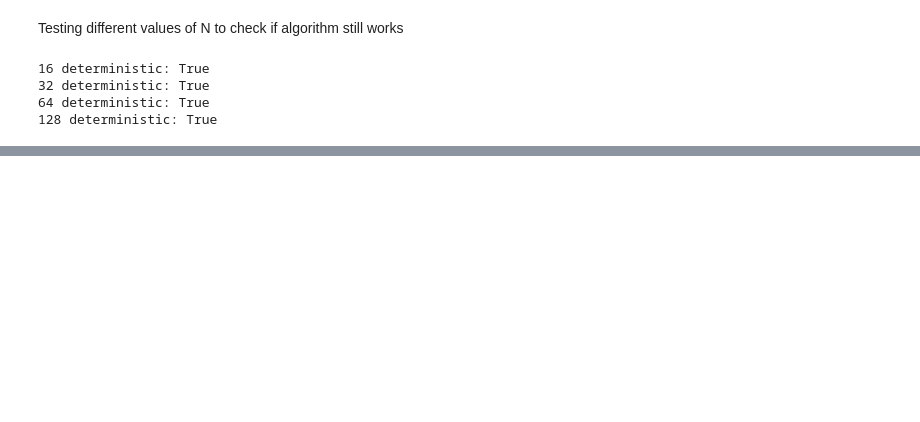
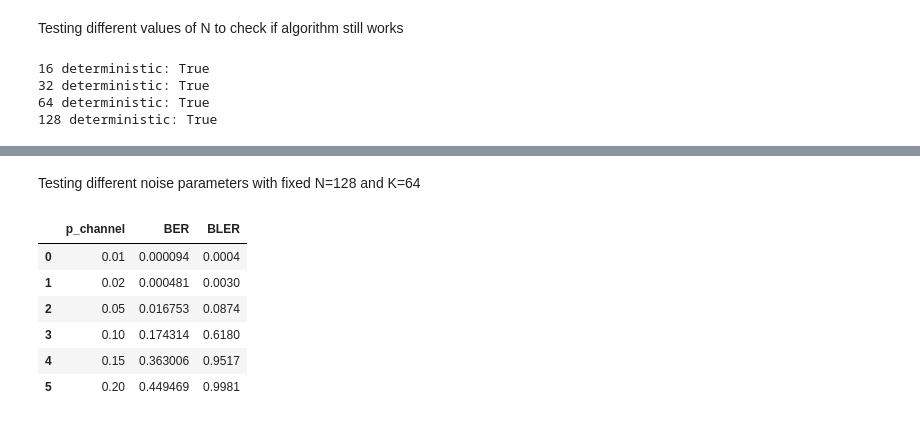
Before and after one commit to goIsaiah/PolarCoding, a Jupyter notebook: PolarCoding.ipynb, the cells around one changed output, grey strips where cells are left out. Drawn from its saved outputs; the diff is of its cells as text; code cells hidden in the pictures; blank space fills up the shorter version.

```diff
--- a/PolarCoding.ipynb
+++ b/PolarCoding.ipynb
@@ -243,0 +324,28 @@ for N in (16, 32, 64, 128):
+# %% [markdown]
+Testing different noise parameters with fixed N=128 and K=64
+# %%
+noise_test_results = []
+ps = [0.01, 0.02, 0.05, 0.1, 0.15, 0.2]
+for p in ps:
+    ber, bler = monte_carlo(
+        N=128,
+        K=64,
+        p_channel = p,
+        trials=10000,
+        use_exact_f=True
+    )
+    noise_test_results.append({
+        'p_channel': p,
+        'BER': ber,
+        'BLER': bler
+    })
+noise_test_df = pd.DataFrame(noise_test_results)
+display(noise_test_df)
+# %% [output]
+|  | p_channel | BER | BLER |
+| 0 | 0.01 | 0.000094 | 0.0004 |
+| 1 | 0.02 | 0.000481 | 0.0030 |
+| 2 | 0.05 | 0.016753 | 0.0874 |
+| 3 | 0.10 | 0.174314 | 0.6180 |
+| 4 | 0.15 | 0.363006 | 0.9517 |
+| 5 | 0.20 | 0.449469 | 0.9981 |
```
Also changed, not shown: parts of 11 cells of this notebook, 1 other file.
